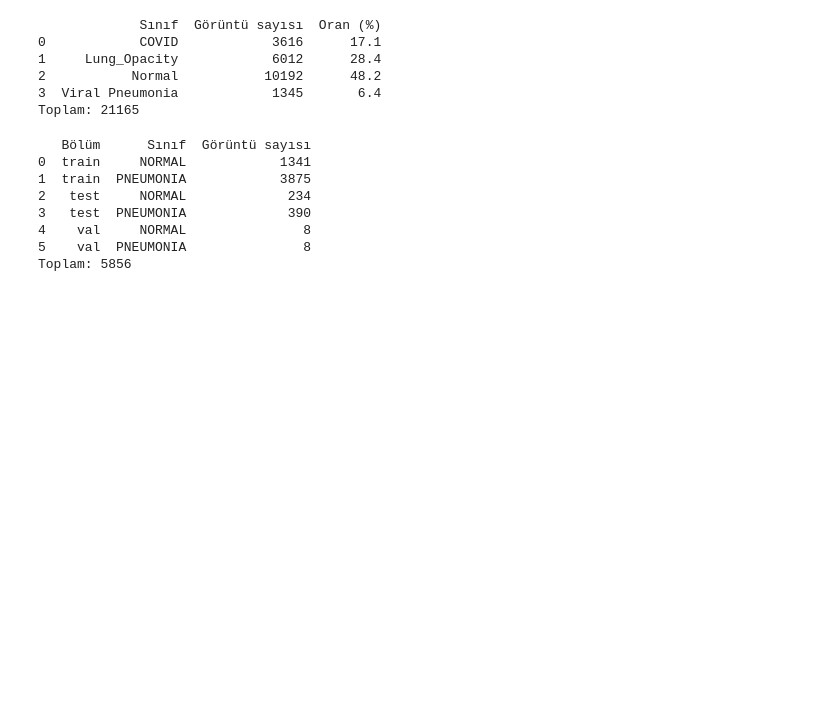
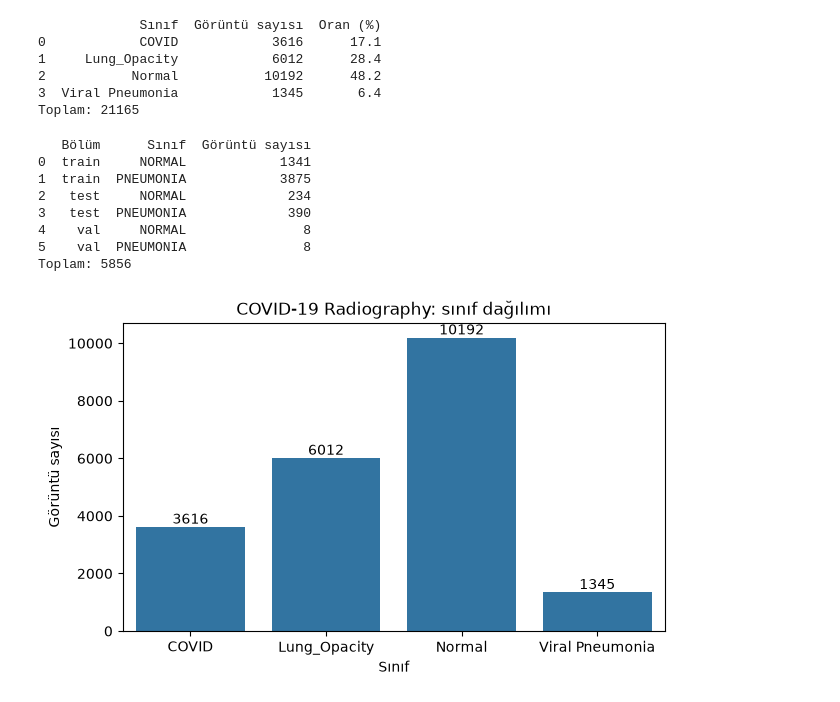
Before and after one commit to muhammeterendorak81/chest-xray-classification, a Jupyter notebook: notebooks/01_eda.ipynb, the cells around one changed output. Saved outputs shown, nothing was run; the diff lists cells and outputs as text; code cells hidden in the pictures; blank space fills up the shorter version.

Commit message:
İki veri seti için sınıf dağılımı çubuk grafiklerini çizdim.

```diff
--- a/notebooks/01_eda.ipynb
+++ b/notebooks/01_eda.ipynb
@@ -107,3 +107,15 @@ print("Toplam:", xray["Görüntü sayısı"].sum())
 4    val     NORMAL               8
 5    val  PNEUMONIA               8
 Toplam: 5856
+# %%
+import matplotlib.pyplot as plt
+import seaborn as sns
+
+plt.figure(figsize=(7, 4))
+sns.barplot(data=covid, x="Sınıf", y="Görüntü sayısı")
+plt.title("COVID-19 Radiography: sınıf dağılımı")
+for i, sayi in enumerate(covid["Görüntü sayısı"]):
+    plt.text(i, sayi, str(sayi), ha="center", va="bottom")
+plt.show()
+# %% [output]
+[figure, added]
```
Also changed, not shown: parts of 1 cell of this notebook.
